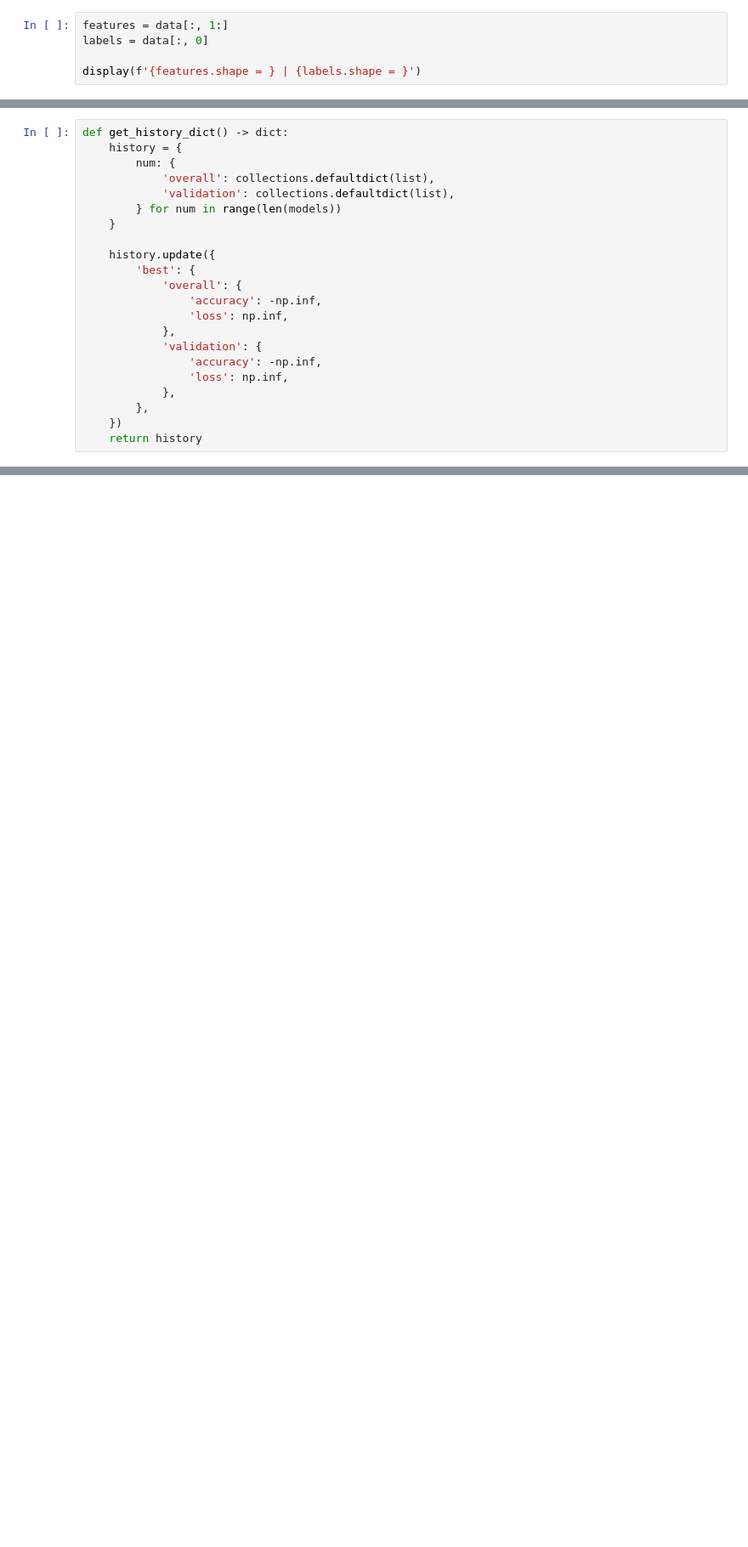
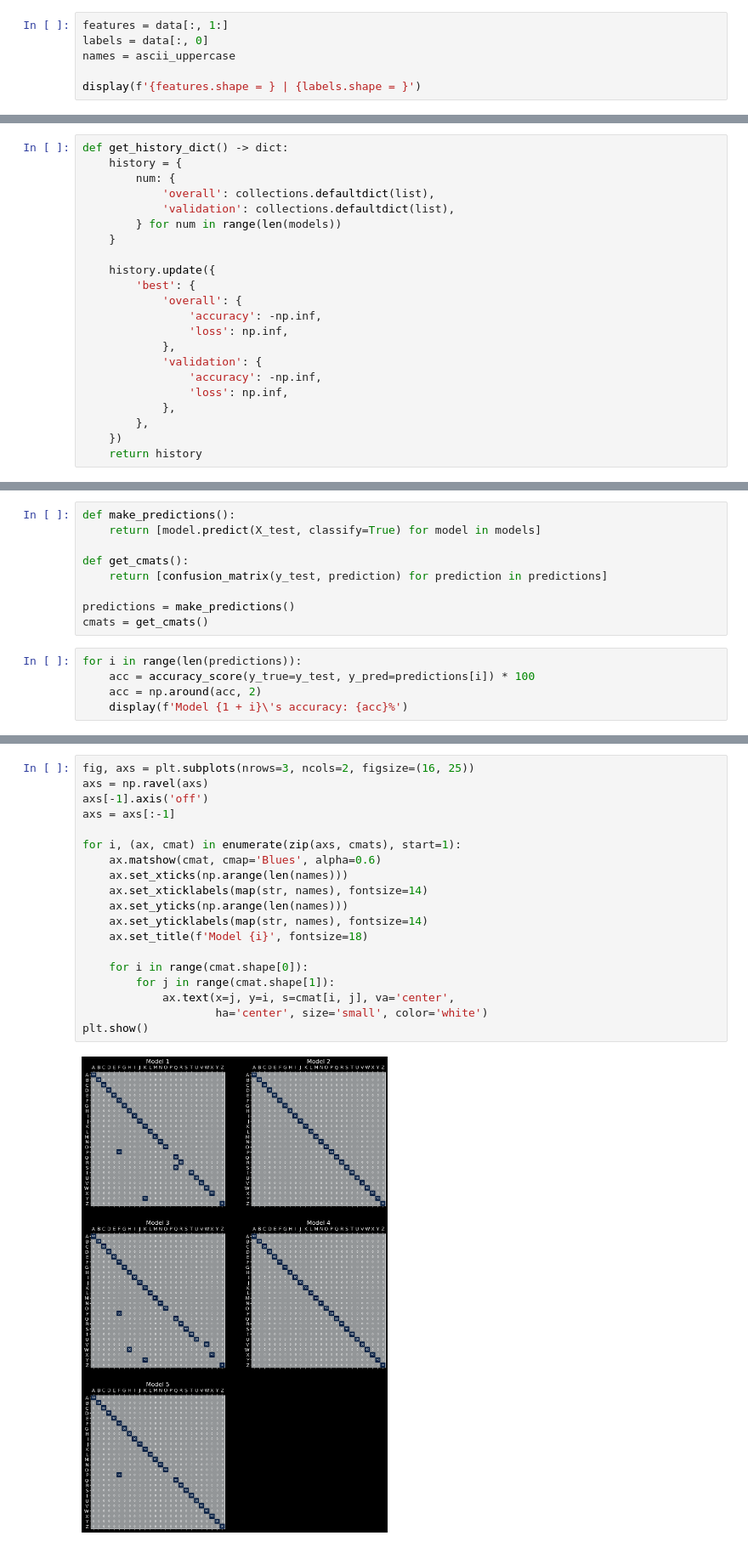
Before and after one commit to mkpro118/CS540, a Jupyter notebook: P6/HandwrittenDigits.ipynb, the cells around one changed output, grey strips where cells are left out. Shown: that part at 85% size. Saved outputs shown, nothing was run; the diff lists cells and outputs as text; blank space fills up the shorter version.

```diff
--- a/P6/HandwrittenDigits.ipynb
+++ b/P6/HandwrittenDigits.ipynb
@@ -47,6 +54,7 @@ The first column of the dataset contains the labels. The remaining 784 columns c
 # %%
 features = data[:, 1:]
 labels = data[:, 0]
+names = ascii_uppercase
 
 display(f'{features.shape = } | {labels.shape = }')
 # %% [output]
@@ -501,0 +543,14 @@ for i, model in enumerate(models, start=1):
+# %%
+def make_predictions():
+    return [model.predict(X_test, classify=True) for model in models]
+
+def get_cmats():
+    return [confusion_matrix(y_test, prediction) for prediction in predictions]
+
+predictions = make_predictions()
+cmats = get_cmats()
+# %%
+for i in range(len(predictions)):
+    acc = accuracy_score(y_true=y_test, y_pred=predictions[i]) * 100
+    acc = np.around(acc, 2)
+    display(f'Model {1 + i}\'s accuracy: {acc}%')
@@ -501,0 +563,21 @@ for i, model in enumerate(models, start=1):
+# %%
+fig, axs = plt.subplots(nrows=3, ncols=2, figsize=(16, 25))
+axs = np.ravel(axs)
+axs[-1].axis('off')
+axs = axs[:-1]
+
+for i, (ax, cmat) in enumerate(zip(axs, cmats), start=1):
+    ax.matshow(cmat, cmap='Blues', alpha=0.6)
+    ax.set_xticks(np.arange(len(names)))
+    ax.set_xticklabels(map(str, names), fontsize=14)
+    ax.set_yticks(np.arange(len(names)))
+    ax.set_yticklabels(map(str, names), fontsize=14)
+    ax.set_title(f'Model {i}', fontsize=18)
+
+    for i in range(cmat.shape[0]):
+        for j in range(cmat.shape[1]):
+            ax.text(x=j, y=i, s=cmat[i, j], va='center',
+                    ha='center', size='small', color='white')
+plt.show()
+# %% [output]
+[figure, added]
```
Also changed, not shown: parts of 24 cells of this notebook, 10 other files.
